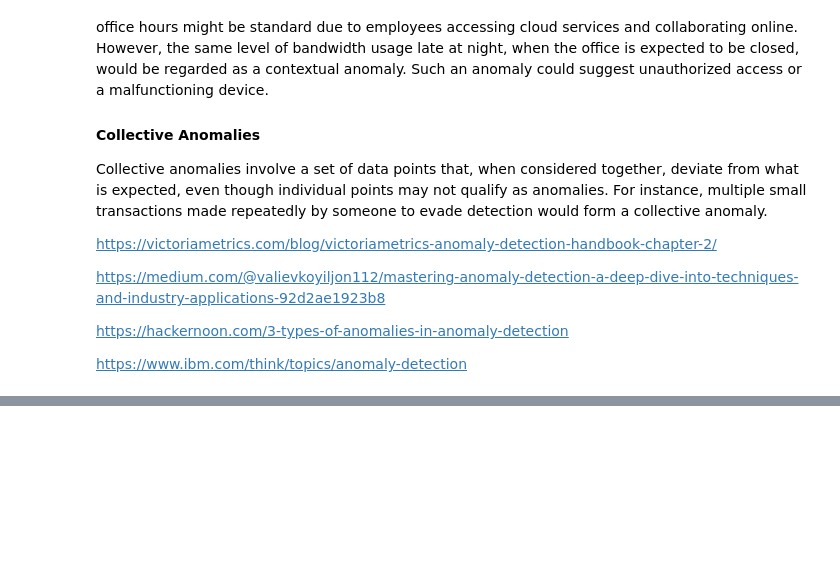
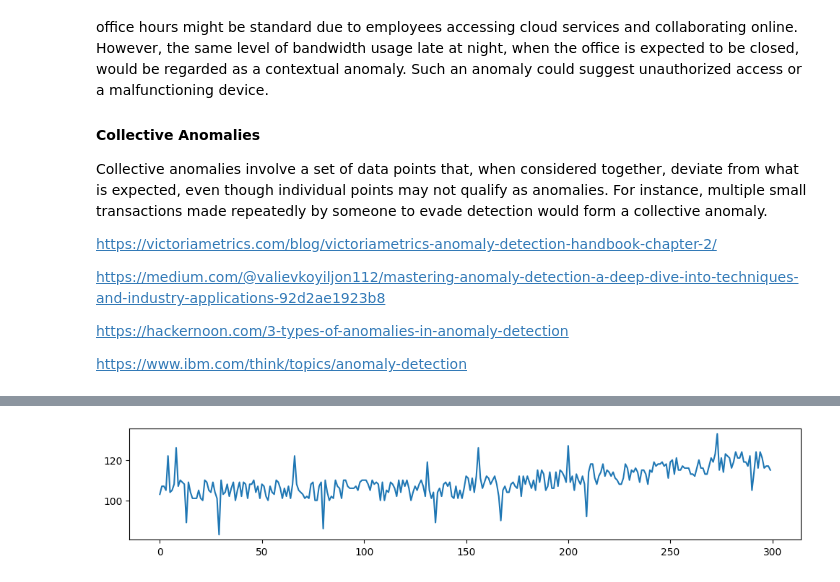
Before and after one commit to luizTavolaro/data-anomaly-and-drift-detection, a Jupyter notebook: Generate_Cold_Data.ipynb, the cells around one changed output, grey strips where cells are left out. Drawn from its saved outputs; the diff is of its cells as text; code cells hidden in the pictures; blank space fills up the shorter version.

```diff
--- a/Generate_Cold_Data.ipynb
+++ b/Generate_Cold_Data.ipynb
@@ -475,0 +524,10 @@ plt.show()
+# %%
+flat_samp = flat[:300]
+
+fig, ax = plt.subplots(figsize=(12, 2))
+
+ax.plot(flat_samp)
+
+plt.show()
+# %% [output]
+[figure, added]
```
Also changed, not shown: parts of 23 cells of this notebook.
